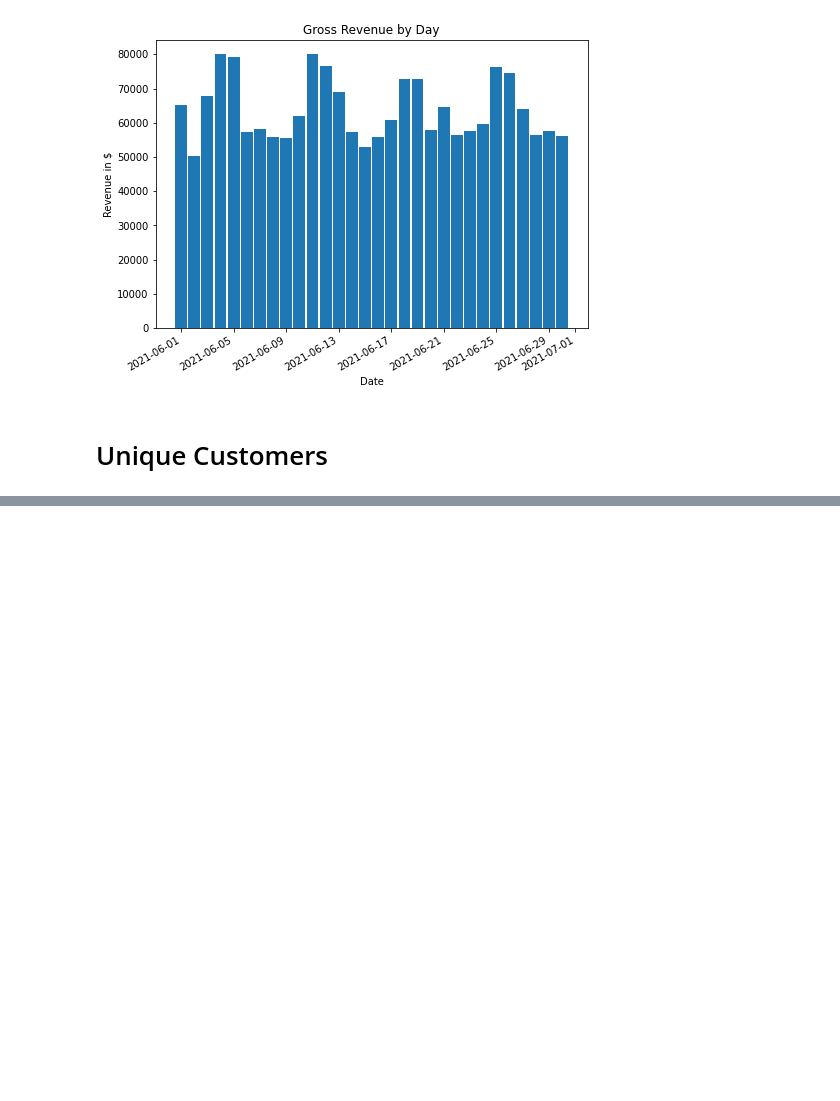
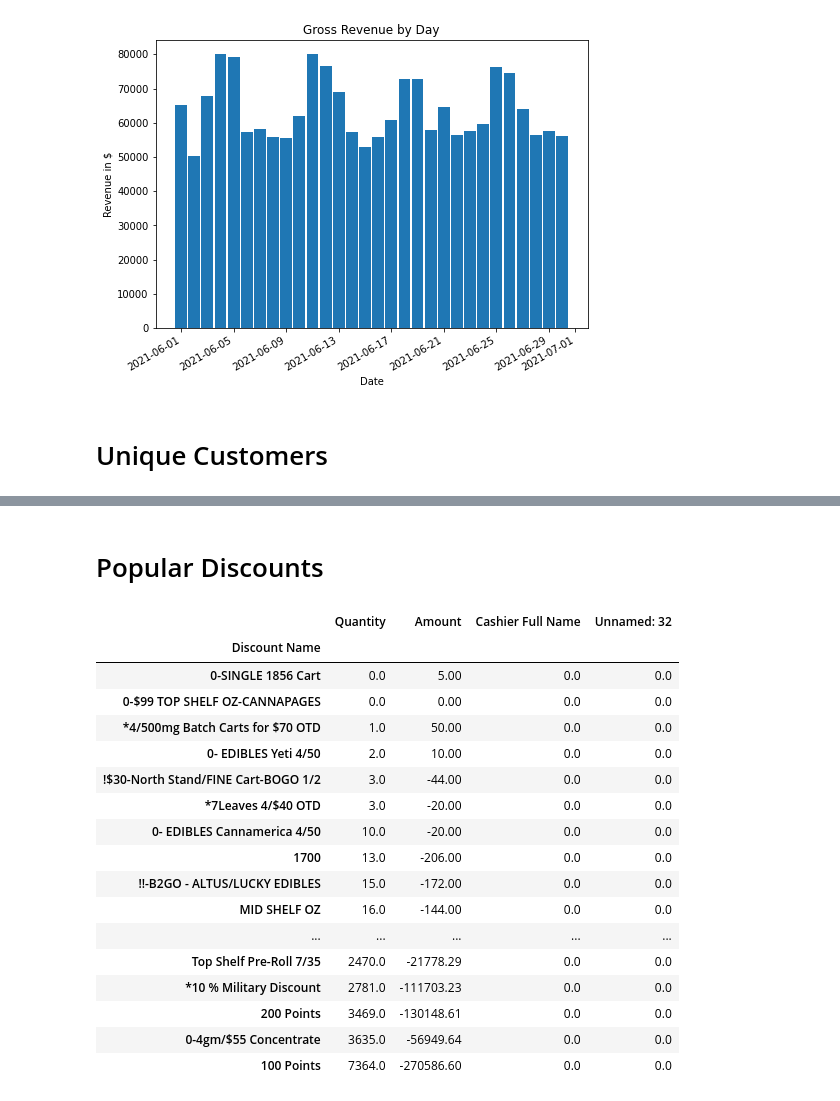
Before and after one commit to thomashedgepath/sales-data-workbook, a Jupyter notebook: workbook.ipynb, the cells around one changed output, grey strips where cells are left out. Saved outputs shown, nothing was run; the diff lists cells and outputs as text; code cells hidden in the pictures; blank space fills up the shorter version.

Commit message:
added popular discounts

```diff
--- a/workbook.ipynb
+++ b/workbook.ipynb
@@ -211,0 +212,23 @@ Percentage of Customers w/ Email on File: 0.020091488025831914 %
+# %% [markdown]
+# Popular Discounts
+# %%
+df.groupby(["Discount Name"]).sum().sort_values("Quantity", ascending=False)
+# %% [output]
+|  | Quantity | Amount | Cashier Full Name | Unnamed: 32 |
+| Discount Name |  |  |  |  |
+| 0-SINGLE 1856 Cart | 0.0 | 5.00 | 0.0 | 0.0 |
+| 0-$99 TOP SHELF OZ-CANNAPAGES | 0.0 | 0.00 | 0.0 | 0.0 |
+| *4/500mg Batch Carts for $70 OTD | 1.0 | 50.00 | 0.0 | 0.0 |
+| 0- EDIBLES Yeti 4/50 | 2.0 | 10.00 | 0.0 | 0.0 |
+| !$30-North Stand/FINE Cart-BOGO 1/2 | 3.0 | -44.00 | 0.0 | 0.0 |
+| *7Leaves 4/$40 OTD | 3.0 | -20.00 | 0.0 | 0.0 |
+| 0- EDIBLES Cannamerica 4/50 | 10.0 | -20.00 | 0.0 | 0.0 |
+| 1700 | 13.0 | -206.00 | 0.0 | 0.0 |
+| !!-B2GO - ALTUS/LUCKY EDIBLES | 15.0 | -172.00 | 0.0 | 0.0 |
+| MID SHELF OZ | 16.0 | -144.00 | 0.0 | 0.0 |
+| ... | ... | ... | ... | ... |
+| Top Shelf Pre-Roll 7/35 | 2470.0 | -21778.29 | 0.0 | 0.0 |
+| *10 % Military Discount | 2781.0 | -111703.23 | 0.0 | 0.0 |
+| 200 Points | 3469.0 | -130148.61 | 0.0 | 0.0 |
+| 0-4gm/$55 Concentrate | 3635.0 | -56949.64 | 0.0 | 0.0 |
+| 100 Points | 7364.0 | -270586.60 | 0.0 | 0.0 |
```
Also changed, not shown: parts of 1 cell of this notebook.
